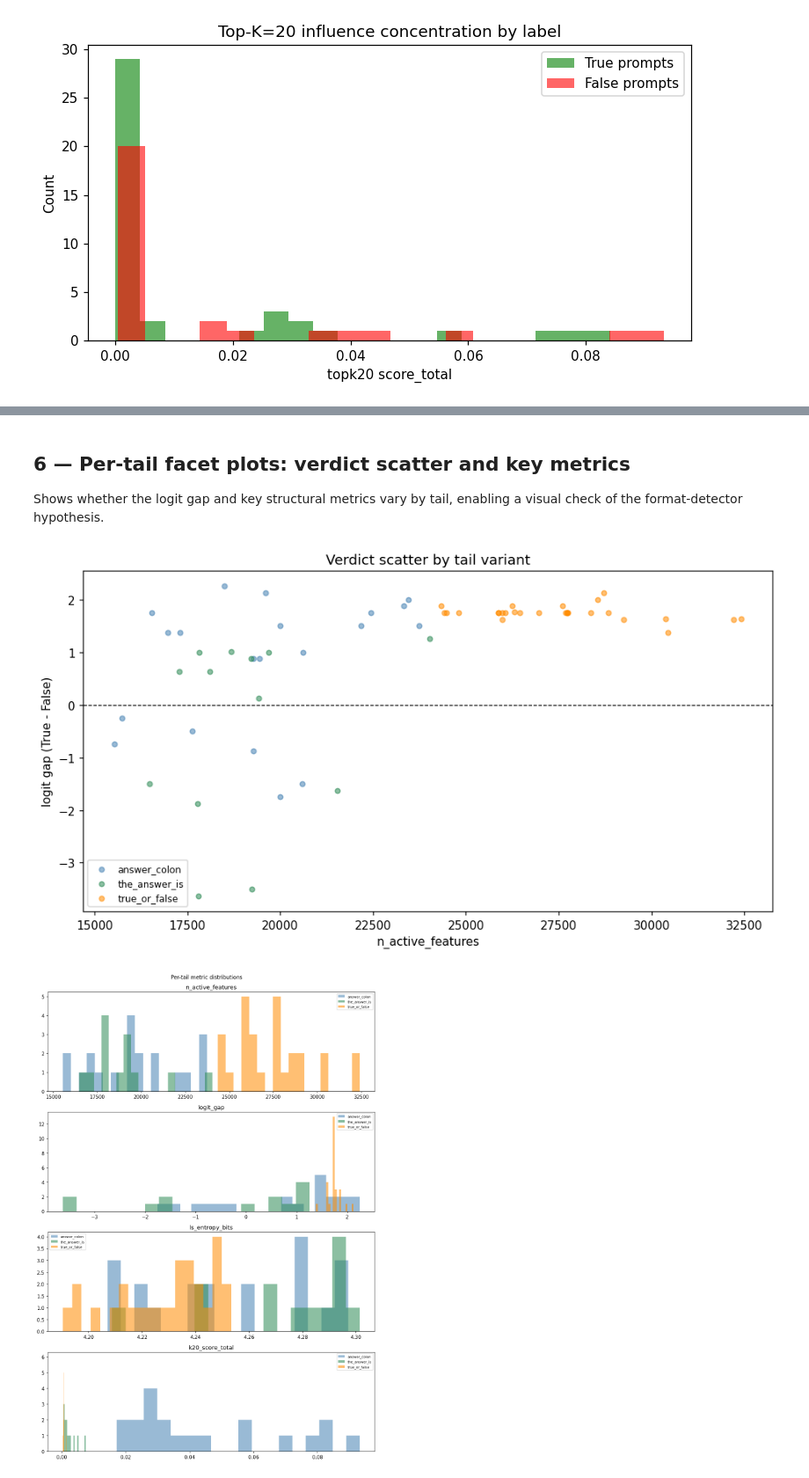
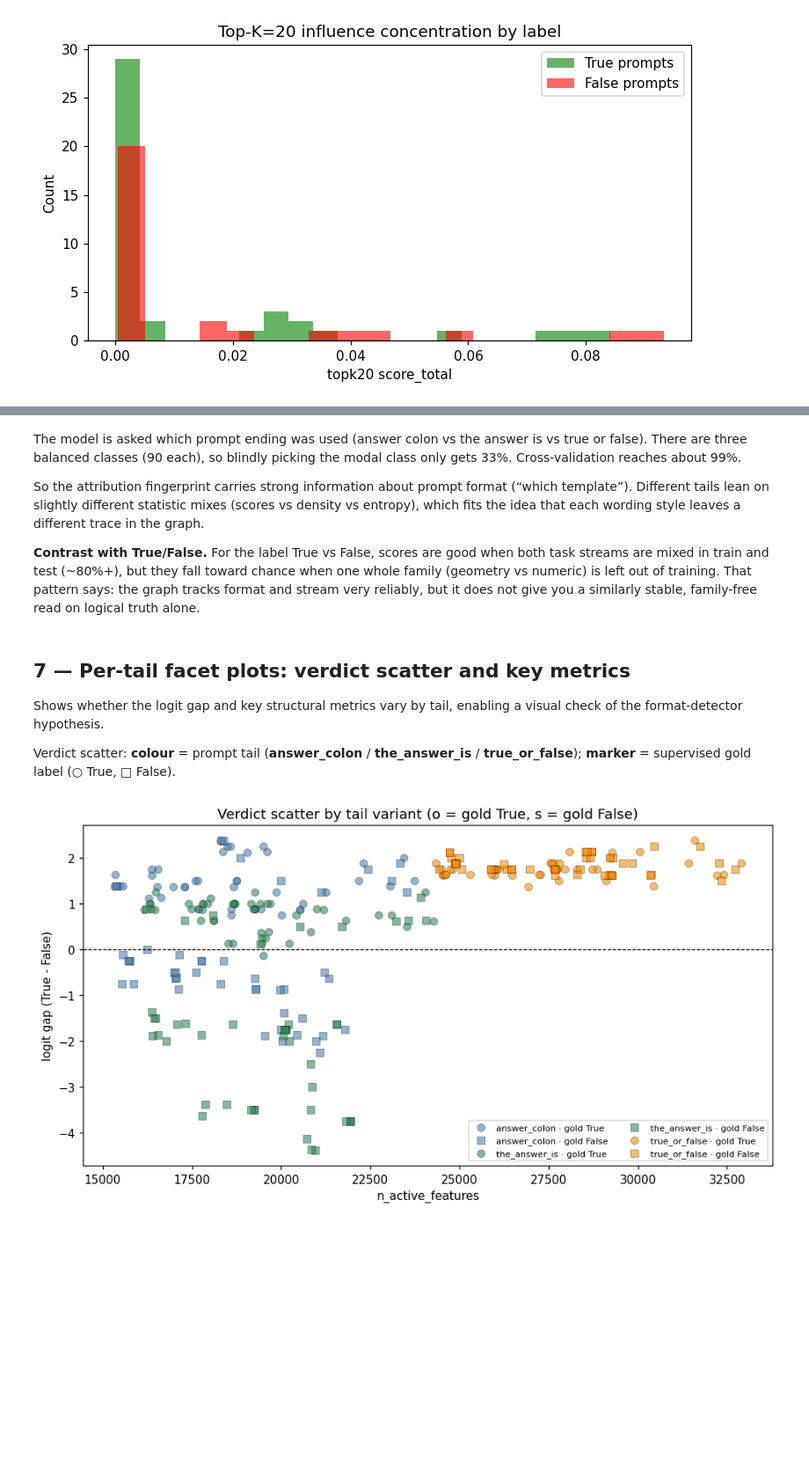
Before and after one commit to hollolaszlo88/thesis_circuit_breaker, a Jupyter notebook: my_work/notebooks/03_baseline_structural_analysis.ipynb, the cells around one changed output, grey strips where cells are left out. Shown at 88% size. Cells and saved outputs as stored; diff of their text form; code cells hidden in the pictures; blank space fills up the shorter version.

```diff
--- a/my_work/notebooks/03_baseline_structural_analysis.ipynb
+++ b/my_work/notebooks/03_baseline_structural_analysis.ipynb
@@ -611,48 +1611,73 @@ Most discriminative features per tail class:
 
 RESULT: Fingerprint does predict tail variant -- format detector confirmed.
+# %% [markdown]
+The model is asked which prompt ending was used (answer colon vs the answer is vs true or false). There are three balanced classes (90 each), so blindly picking the modal class only gets 33%. Cross-validation reaches about 99%.
+
+So the attribution fingerprint carries strong information about prompt format (“which template”). Different tails lean on slightly different statistic mixes (scores vs density vs entropy), which fits the idea that each wording style leaves a different trace in the graph.
+
+**Contrast with True/False.** For the label True vs False, scores are good when both task streams are mixed in train and test (~80%+), but they fall toward chance when one whole family (geometry vs numeric) is left out of training. That pattern says: the graph tracks format and stream very reliably, but it does not give you a similarly stable, family-free read on logical truth alone.
 # %% [markdown]
-## 6 — Per-tail facet plots: verdict scatter and key metrics
+## 7 — Per-tail facet plots: verdict scatter and key metrics
 
 Shows whether the logit gap and key structural metrics vary by tail, enabling a visual
 check of the format-detector hypothesis.
+
+Verdict scatter: **colour** = prompt tail (**answer_colon** / **the_answer_is** / **true_or_false**); **marker** = supervised gold label (**○** True, **□** False).
 # %%
 TAILS_ORDER = ['answer_colon', 'true_or_false', 'the_answer_is']
 TAIL_COLORS = {'answer_colon': 'steelblue', 'true_or_false': 'darkorange', 'the_answer_is': 'seagreen'}
 
 facet_stats = [s for s in binary_stats if s.get('tail')]
 facet_flat  = [_flatten_nested(s) for s in facet_stats]
 tails_present = sorted(set(s.get('tail') for s in facet_stats))
 
-# ── Verdict scatter: logit gap vs. n_active_features, coloured by tail ────────
+# ── Verdict scatter: colour = tail variant, marker shape = gold label True vs False ─
+_scatter_pts = []
+for sf, st in zip(facet_flat, facet_stats):
+    if not st.get("tail"):
+        continue
+    xv = sf.get("n_active_features")
+    yv = st.get("logit_gap")
+    if xv is None or yv is None:
+        continue
+    try:
+        _gold = bool(_binary_label_true(st["label"]))
+    except Exception:
+        continue
+    _scatter_pts.append((st.get("tail"), float(xv), float(yv), _gold))
+
 fig, ax = plt.subplots(figsize=(9, 5))
-for tail in tails_present:
-    xs = [sf.get('n_active_features') for sf, s in zip(facet_flat, facet_stats) if s.get('tail') == tail and sf.get('n_active_features') is not None]
-    ys = [s.get('logit_gap') for s in facet_stats if s.get('tail') == tail and s.get('logit_gap') is not None]
-    if xs and ys and len(xs) == len(ys):
-        ax.scatter(xs, ys, alpha=0.55, s=18, label=tail, color=TAIL_COLORS.get(tail, 'gray'))
+_marker_true, _marker_false = "o", "s"
+_seen_leg = set()
+for _tail in tails_present:
+    for _want_true in (True, False):
+        _xs = [_x for (_t, _x, _y, _g) in _scatter_pts if _t == _tail and _g is _want_true]
+        _ys = [_y for (_t, _x, _y, _g) in _scatter_pts if _t == _tail and _g is _want_true]
+        if not _xs:
+            continue
+        _mk = _marker_true if _want_true else _marker_false
+        _lbl = f"{_tail} · gold {'True' if _want_true else 'False'}"
+        ax.scatter(
+            _xs,
+            _ys,
+            alpha=0.6,
+            s=42,
+            label=_lbl,
+            color=TAIL_COLORS.get(_tail, "gray"),
+            marker=_mk,
+            edgecolors="black",
+            linewidths=0.35,
+        )
+
 ax.axhline(0, color='black', linewidth=0.8, linestyle='--')
 ax.set_xlabel("n_active_features")
 ax.set_ylabel("logit gap (True - False)")
-ax.set_title("Verdict scatter by tail variant")
-ax.legend(fontsize=8)
+ax.set_title("Verdict scatter by tail variant (o = gold True, s = gold False)")
+hdl, lab = ax.get_legend_handles_labels()
+# Keep one combined legend — at most six series (3 tails × 2 labels)
+ax.legend(handles=hdl, labels=lab, fontsize=7.5, ncol=2, loc="best")
 plt.tight_layout()
 plt.savefig(MY_WORK / "results" / "statistics" / "base_verdict_scatter_by_tail.png", bbox_inches="tight")
 plt.show()
-
-# ── Per-tail distribution of key metrics ─────────────────────────────────────
-facet_metrics = ['n_active_features', 'logit_gap', 'layer_stats_entropy_bits', 'topk20_score_total']
-fig, axes = plt.subplots(len(facet_metrics), 1, figsize=(10, 3.5 * len(facet_metrics)))
-for ax, metric in zip(axes, facet_metrics):
-    for tail in tails_present:
-        vals = [sf.get(metric) for sf, s in zip(facet_flat, facet_stats) if s.get('tail') == tail and sf.get(metric) is not None]
-        if vals:
-            ax.hist(vals, bins=18, alpha=0.55, label=tail, color=TAIL_COLORS.get(tail, 'gray'))
-    ax.set_title(metric.replace('layer_stats_', 'ls_').replace('topk20_', 'k20_'))
-    ax.legend(fontsize=7)
-plt.tight_layout()
-plt.suptitle("Per-tail metric distributions", y=1.01, fontsize=11)
-plt.savefig(MY_WORK / "results" / "statistics" / "base_per_tail_metrics.png", bbox_inches="tight")
-plt.show()
 # %% [output]
-[figure, old version]
+[figure, new version]
-[figure, removed]
```
Also changed, not shown: parts of 35 cells of this notebook, 9 other files.
